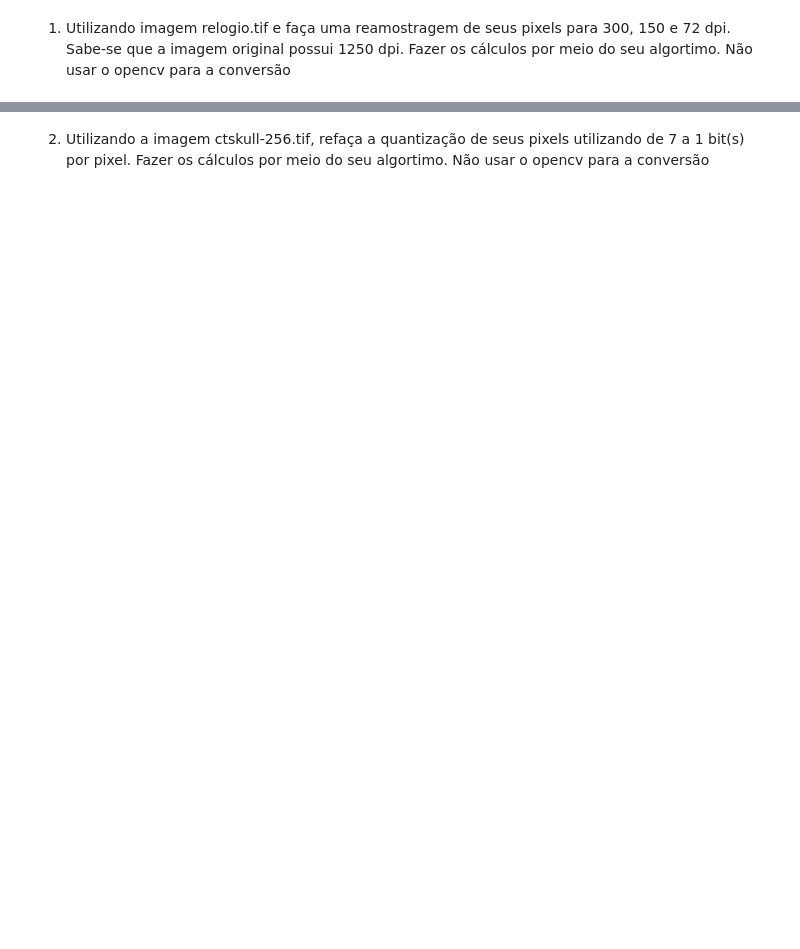
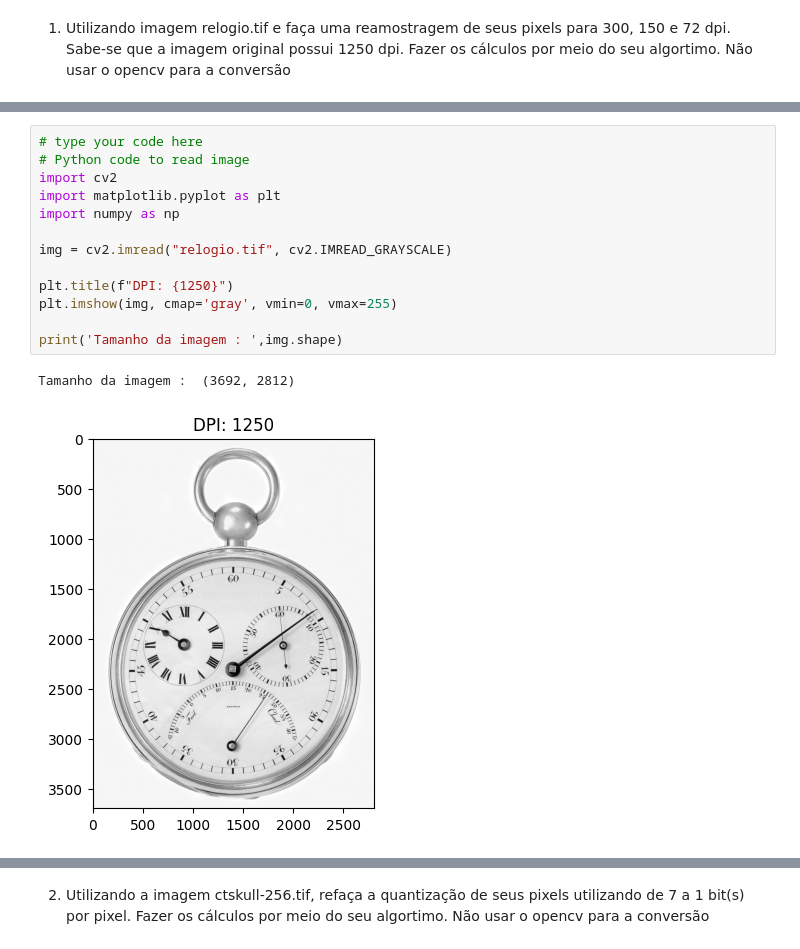
Before and after one commit to Gabrielcouto1/gbc216_t1_G02, a Jupyter notebook: Lab01 - Sampling and Quantization/lab01.ipynb, the cells around one changed output, grey strips where cells are left out. Cells and saved outputs as stored; diff of their text form; blank space fills up the shorter version.

```diff
--- a/Lab01 - Sampling and Quantization/lab01.ipynb
+++ b/Lab01 - Sampling and Quantization/lab01.ipynb
@@ -17 +23,17 @@ Guilherme Toffoli
+# %%
+# type your code here
+# Python code to read image
+import cv2
+import matplotlib.pyplot as plt
+import numpy as np
+
+img = cv2.imread("relogio.tif", cv2.IMREAD_GRAYSCALE)
+
+plt.title(f"DPI: {1250}")
+plt.imshow(img, cmap='gray', vmin=0, vmax=255)
+
+print('Tamanho da imagem : ',img.shape)
+# %% [output]
+Tamanho da imagem :  (3692, 2812)
+[figure, added]
 # %%
```
Also changed, not shown: parts of 4 cells of this notebook, 3 other files.
